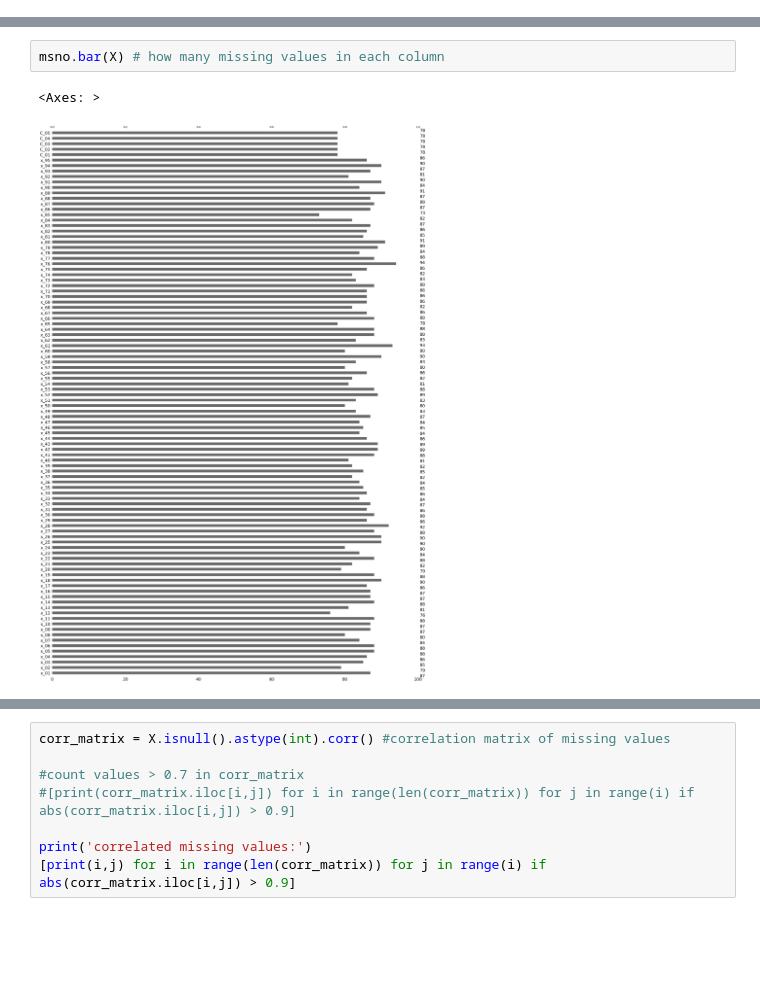
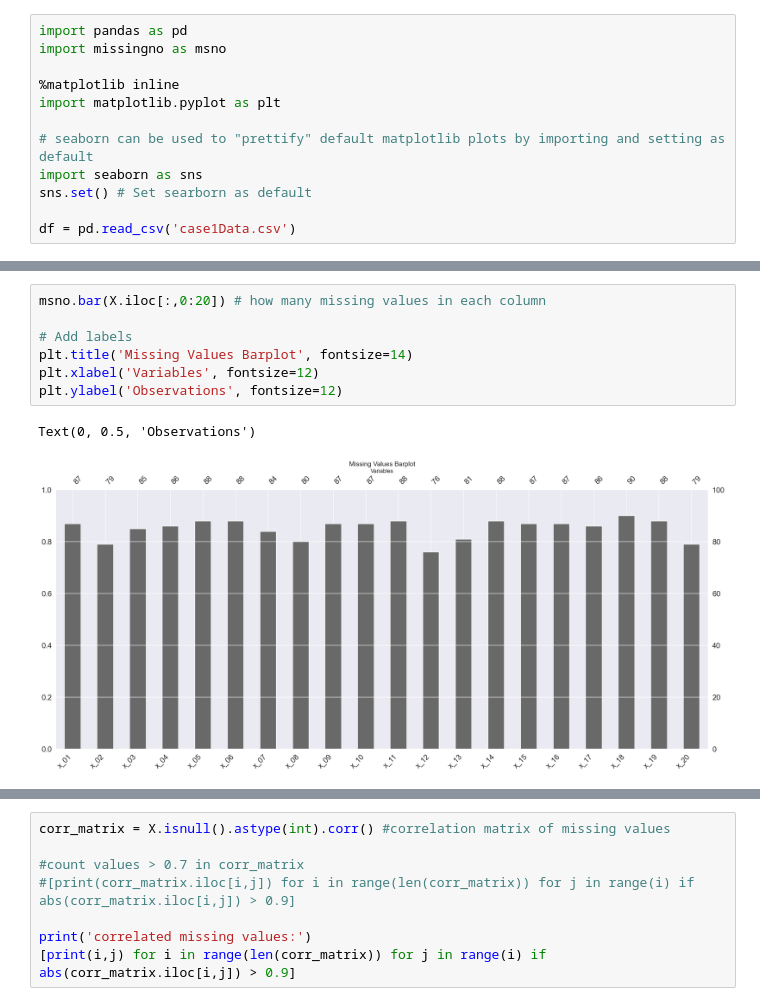
Before and after one commit to Danyushen/02582_case1, a Jupyter notebook: missing_data.ipynb, the cells around one changed output, grey strips where cells are left out. Cells and saved outputs as stored; diff of their text form; blank space fills up the shorter version.

Commit message:
plots added

```diff
--- a/missing_data.ipynb
+++ b/missing_data.ipynb
@@ -0,0 +1,12 @@
+# %%
+import pandas as pd
+import missingno as msno
+
+%matplotlib inline
+import matplotlib.pyplot as plt
+
+# seaborn can be used to "prettify" default matplotlib plots by importing and setting as default
+import seaborn as sns
+sns.set() # Set searborn as default
+
+df = pd.read_csv('case1Data.csv')
@@ -13,5 +36,10 @@ msno.matrix(X) #visualize missing data
 # %%
-msno.bar(X) # how many missing values in each column
+msno.bar(X.iloc[:,0:20]) # how many missing values in each column
+
+# Add labels
+plt.title('Missing Values Barplot', fontsize=14)
+plt.xlabel('Variables', fontsize=12)
+plt.ylabel('Observations', fontsize=12)
 # %% [output]
-<Axes: >
+Text(0, 0.5, 'Observations')
-[figure, old version]
+[figure, new version]
```
Also changed, not shown: parts of 5 cells of this notebook, 2 other files.
